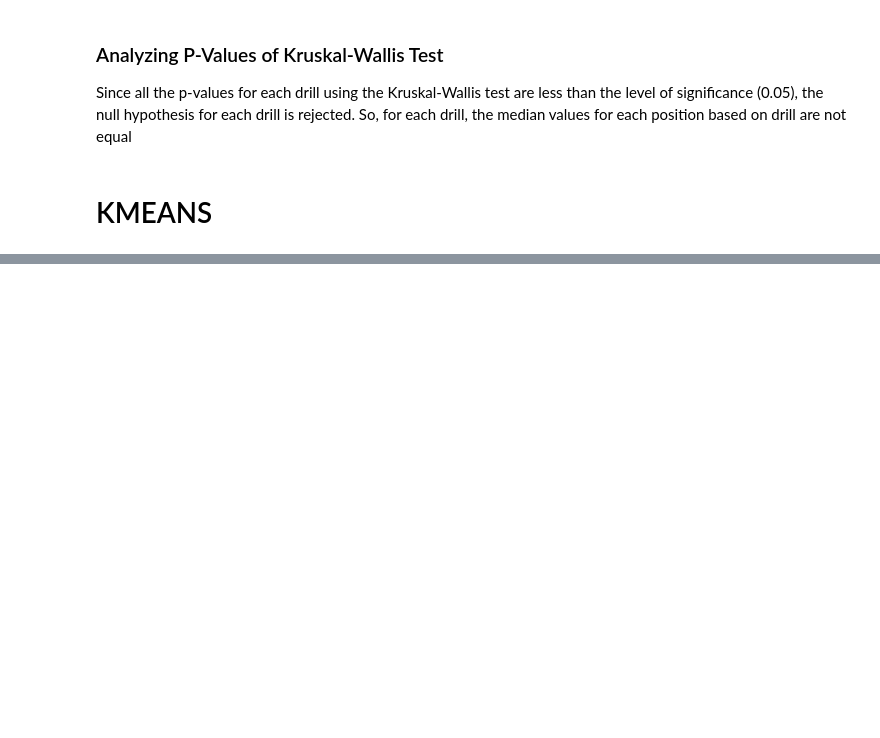
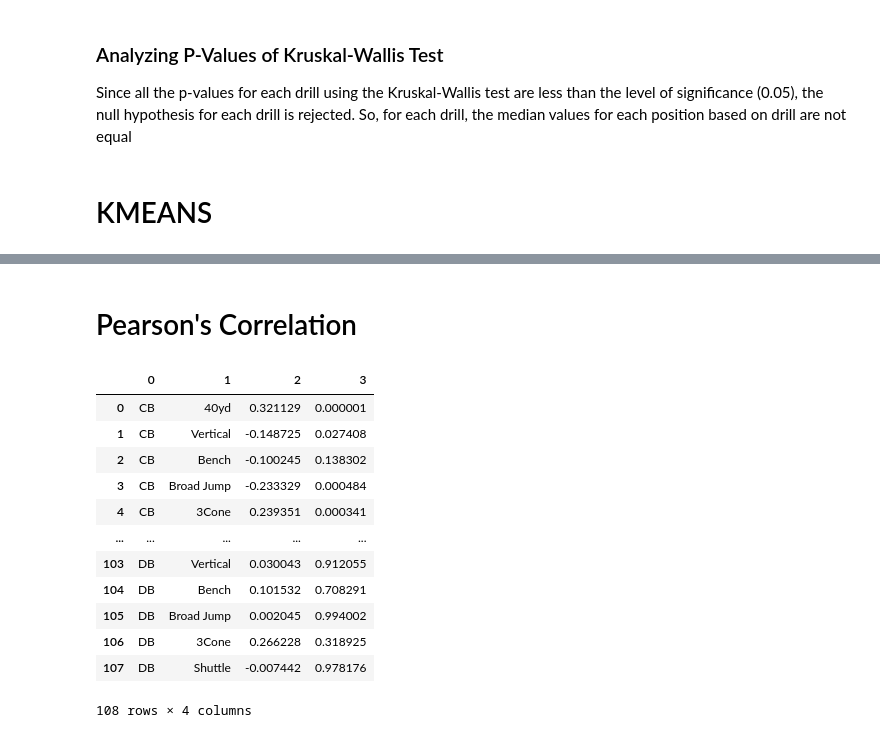
Before and after one commit to mcdonaldpmsoe/CSC2621-Final, a Jupyter notebook: main.ipynb, the cells around one changed output, grey strips where cells are left out. Drawn from its saved outputs; the diff is of its cells as text; code cells hidden in the pictures; blank space fills up the shorter version.

Commit message:
Pearsons

```diff
--- a/main.ipynb
+++ b/main.ipynb
@@ -408 +409,29 @@ for draft_round in range(7):
 <Figure size 640x480 with 0 Axes>
+# %% [markdown]
+# Pearson's Correlation
+# %%
+pears_list = []
+for pos in filtered_positions:
+    pos_df = merged_df[merged_df["Pos"] == pos]
+    for drill in drills:
+        pears, p = stats.pearsonr(x=pos_df[drill], y=pos_df['overall'])
+        pears_list.append([str(pos), drill, pears, p])
+
+pears_header = ["Position", "Drill", "Pearson Coefficient", "P value"]
+# print(tabulate(pears_list, headers=pears_header, tablefmt="grid"))
+pears_df = pd.DataFrame(pears_list)
+pears_df.head(108)
+# %% [output]
+|  | 0 | 1 | 2 | 3 |
+| 0 | CB | 40yd | 0.321129 | 0.000001 |
+| 1 | CB | Vertical | -0.148725 | 0.027408 |
+| 2 | CB | Bench | -0.100245 | 0.138302 |
+| 3 | CB | Broad Jump | -0.233329 | 0.000484 |
+| 4 | CB | 3Cone | 0.239351 | 0.000341 |
+| ... | ... | ... | ... | ... |
+| 103 | DB | Vertical | 0.030043 | 0.912055 |
+| 104 | DB | Bench | 0.101532 | 0.708291 |
+| 105 | DB | Broad Jump | 0.002045 | 0.994002 |
+| 106 | DB | 3Cone | 0.266228 | 0.318925 |
+| 107 | DB | Shuttle | -0.007442 | 0.978176 |
+108 rows × 4 columns
```
Also changed, not shown: parts of 11 cells of this notebook.
